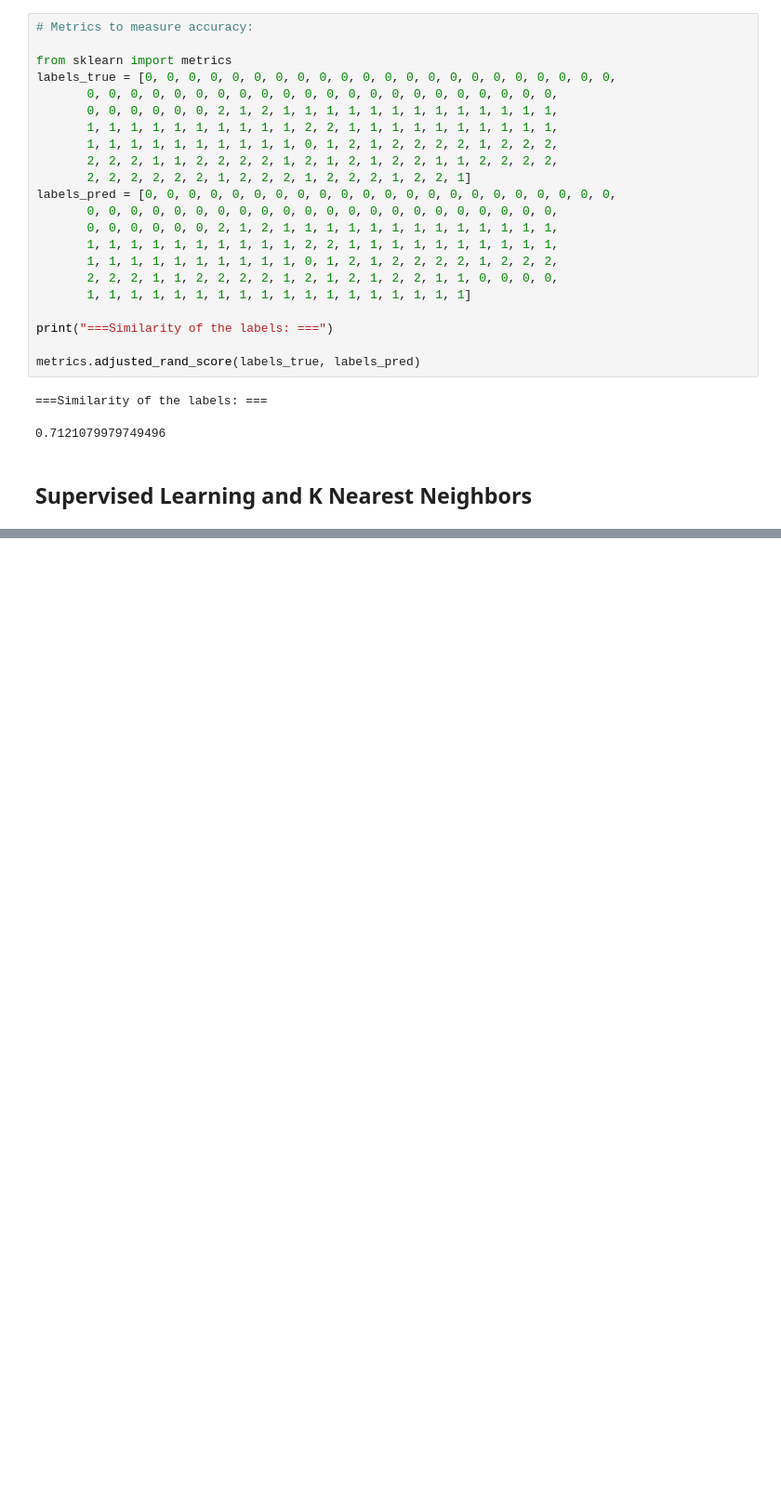
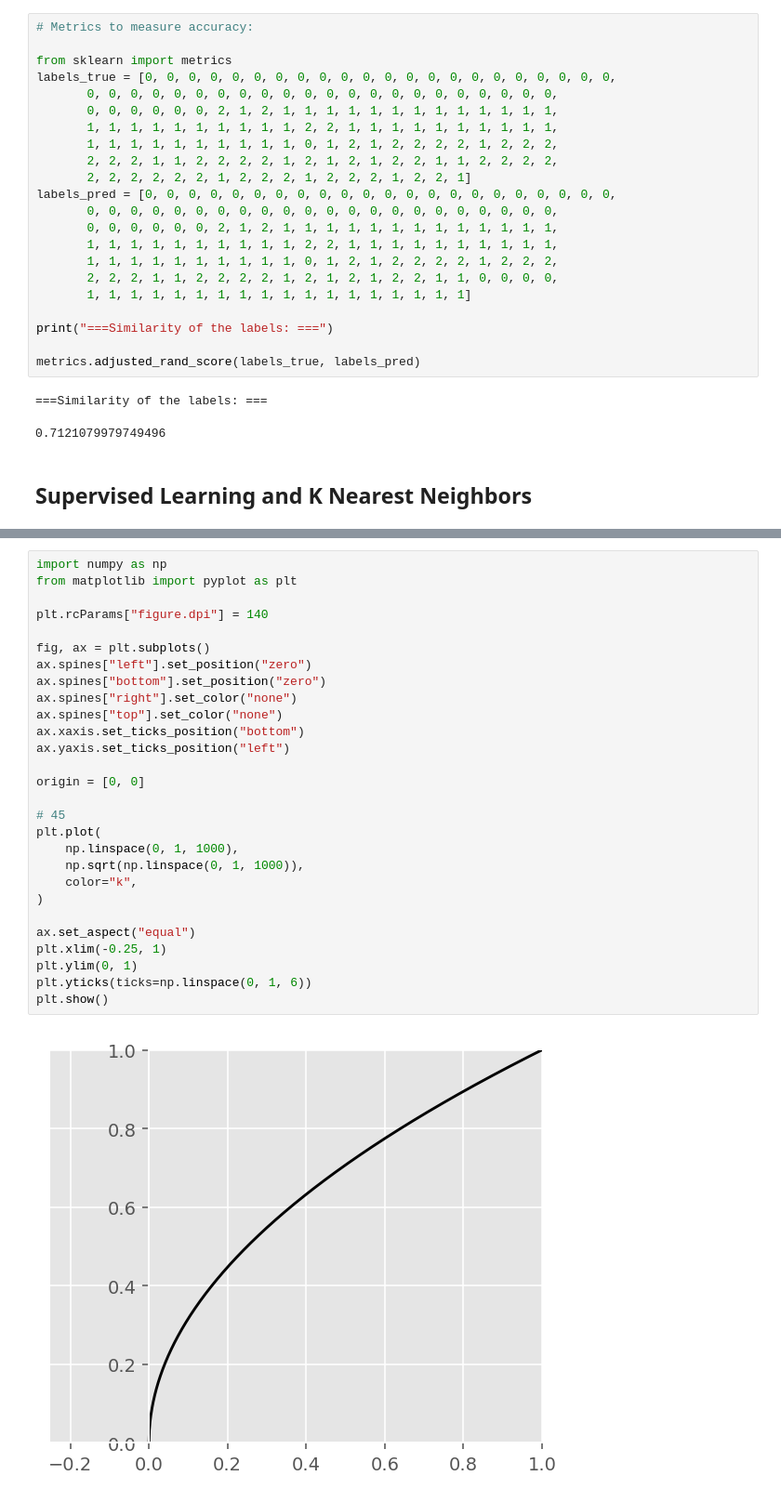
Before and after one commit to Katylub/Machine-Learning-2020, a Jupyter notebook: Machine Learning.ipynb, the cells around one changed output, grey strips where cells are left out. Shown at 93% size. Drawn from its saved outputs; the diff is of its cells as text; blank space fills up the shorter version.

```diff
--- a/Machine Learning.ipynb
+++ b/Machine Learning.ipynb
@@ -602,0 +648,30 @@ plt.axis('tight')
+# %%
+import numpy as np
+from matplotlib import pyplot as plt
+
+plt.rcParams["figure.dpi"] = 140
+
+fig, ax = plt.subplots()
+ax.spines["left"].set_position("zero")
+ax.spines["bottom"].set_position("zero")
+ax.spines["right"].set_color("none")
+ax.spines["top"].set_color("none")
+ax.xaxis.set_ticks_position("bottom")
+ax.yaxis.set_ticks_position("left")
+
+origin = [0, 0]
+
+# 45
+plt.plot(
+    np.linspace(0, 1, 1000),
+    np.sqrt(np.linspace(0, 1, 1000)),
+    color="k",
+)
+
+ax.set_aspect("equal")
+plt.xlim(-0.25, 1)
+plt.ylim(0, 1)
+plt.yticks(ticks=np.linspace(0, 1, 6))
+plt.show()
+# %% [output]
+[figure, added]
```
Also changed, not shown: parts of 11 cells of this notebook.
